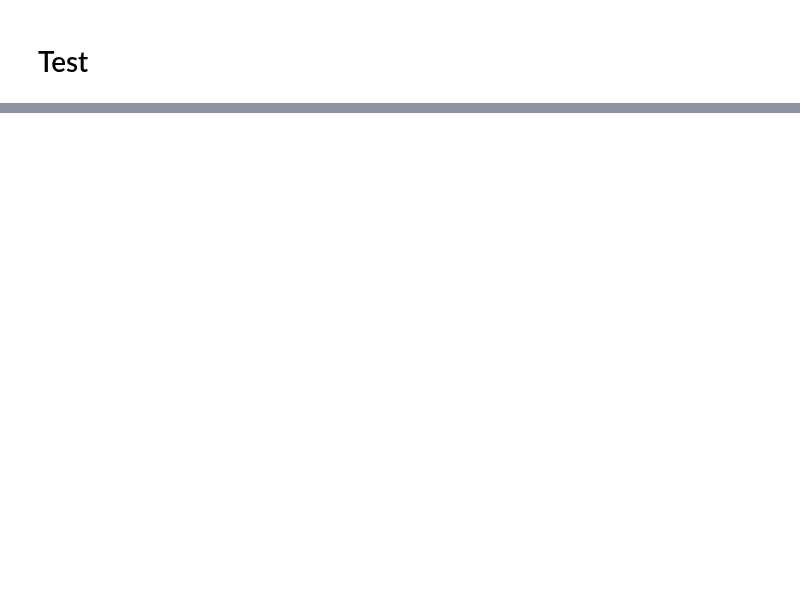
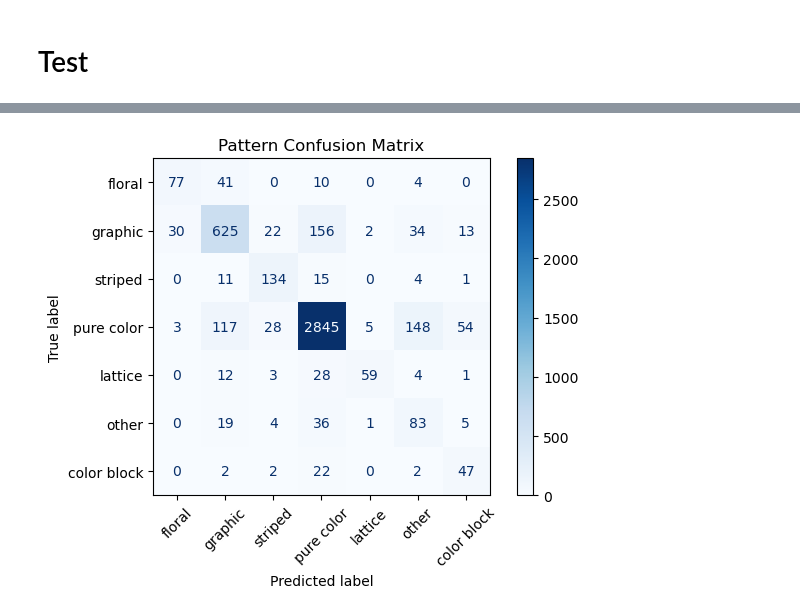
Before and after one commit to UMASIVAKUMAR14/FindYourStyle, a Jupyter notebook: model/model.ipynb, the cells around one changed output, grey strips where cells are left out. Saved outputs shown, nothing was run; the diff lists cells and outputs as text; code cells hidden in the pictures; blank space fills up the shorter version.

```diff
--- a/model/model.ipynb
+++ b/model/model.ipynb
@@ -415,0 +548,16 @@ for epoch in range(5):  # adjust
+# %%
+multi_head_lr = 1e-4
+multi_head_epochs = 8
+attr_weights = {
+    "pattern": 1.0,
+    "fabric": 1.0,
+    "neckline": 0.25,
+    "upper_cover": 0.25,
+    "lower_length": 0.25,
+    "outer_cardigan": 0.25,
+}
+
+multi_head_optimizer = optim.Adam(multi_head_model.parameters(), lr=multi_head_lr)
+pattern_criterion = nn.CrossEntropyLoss()
+fabric_criterion = nn.CrossEntropyLoss()
+shape_criterion = nn.CrossEntropyLoss(ignore_index=IGNORE_ATTR_INDEX)
@@ -415,0 +769,67 @@ for epoch in range(5):  # adjust
+# %%
+pattern_label_names = [
+    "floral", "graphic", "striped", "pure color",
+    "lattice", "other", "color block", "NA"
+]
+fabric_label_names = [
+    "denim", "cotton", "leather", "furry",
+    "knitted", "chiffon", "other", "NA"
+]
+
+def plot_attr_confusions(model, data_loader, device):
+    model.eval()
+    pattern_truths, pattern_preds = [], []
+    fabric_truths, fabric_preds = [], []
+
+    with torch.no_grad():
+        for (
+            images,
+            masks,
+            type_labels,
+            pattern_labels,
+            fabric_labels,
+            shape_targets,
+        ) in data_loader:
+
+            valid = (pattern_labels >= 0) & (fabric_labels >= 0)
+            if valid.sum() == 0:
+                continue
+
+            images = images[valid].to(device)
+            masks = masks[valid].to(device)
+            type_labels = type_labels[valid].to(device)
+            pattern_labels = pattern_labels[valid]
+            fabric_labels = fabric_labels[valid]
+
+            masks = masks.unsqueeze(1).repeat(1, 3, 1, 1)
+            masked_images = images * masks
+            model_inputs = normalizer(masked_images)
+            outputs = model(model_inputs, type_labels)
+
+            pattern_logits = outputs["pattern"].cpu()
+            fabric_logits = outputs["fabric"].cpu()
+
+            pattern_truths.extend(pattern_labels.tolist())
+            pattern_preds.extend(pattern_logits.argmax(dim=1).tolist())
+            fabric_truths.extend(fabric_labels.tolist())
+            fabric_preds.extend(fabric_logits.argmax(dim=1).tolist())
+
+    def build_confusion(truths, preds, labels, display_labels, title):
+        valid = [i for i, y in enumerate(truths) if y != 7]
+        truths = [truths[i] for i in valid]
+        preds = [preds[i] for i in valid]
+        cm = metrics.confusion_matrix(truths, preds, labels=list(range(len(display_labels) - 1)))
+        disp = metrics.ConfusionMatrixDisplay(confusion_matrix=cm, display_labels=display_labels[:-1])
+        disp.plot(cmap="Blues", xticks_rotation=45)
+        plt.title(title)
+        plt.tight_layout()
+        plt.show()
+
+    build_confusion(pattern_truths, pattern_preds, pattern_label_names, pattern_label_names,
+                    "Pattern Confusion Matrix")
+    build_confusion(fabric_truths, fabric_preds, fabric_label_names, fabric_label_names,
+                    "Fabric Confusion Matrix")
+
+plot_attr_confusions(multi_head_model, multi_test_loader, device)
+# %% [output]
+[figure, added]
```
Also changed, not shown: parts of 32 cells of this notebook, 1 other file.
